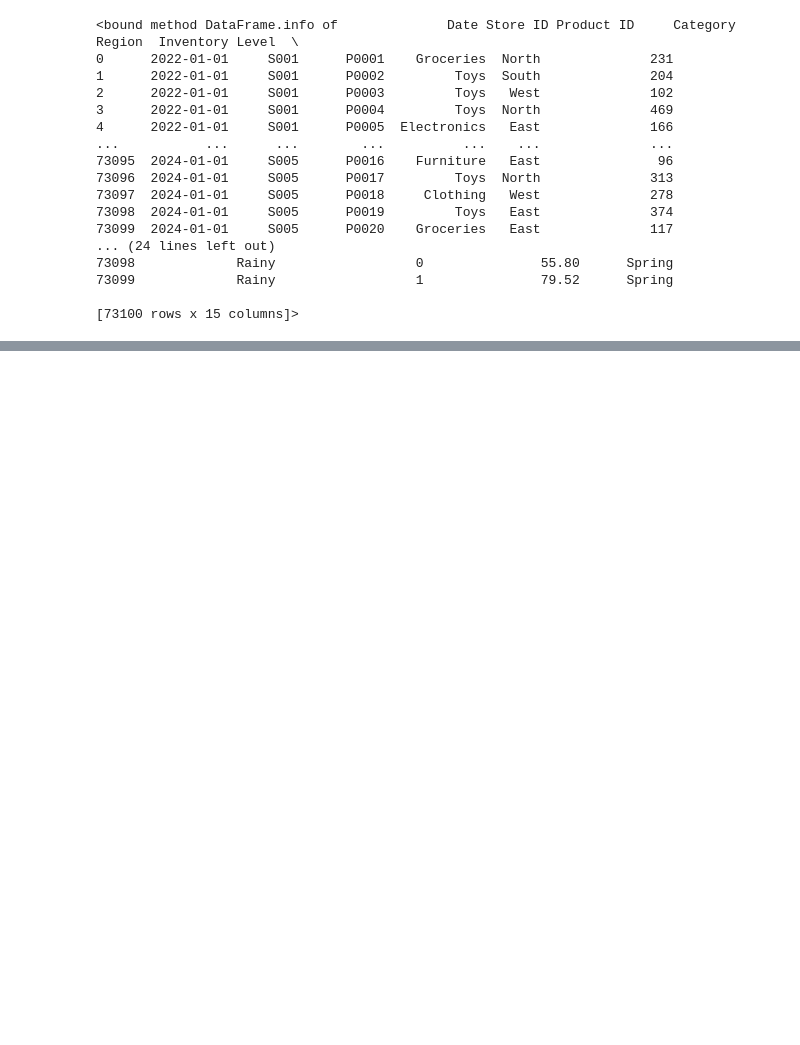
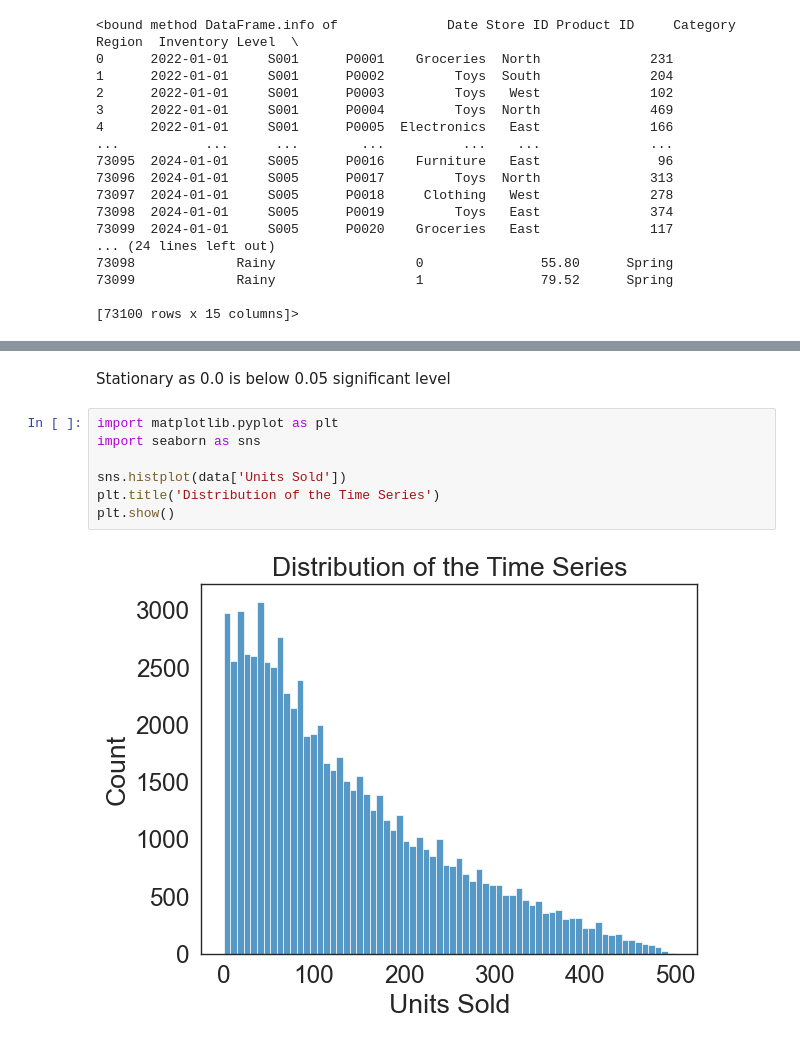
Before and after one commit to kkpro18/Sales-Forecast-and-Inventory-Optimisation, a Jupyter notebook: 2_analyse_data/notebooks/1_EDA.ipynb, the cells around one changed output, grey strips where cells are left out. Saved outputs shown, nothing was run; the diff lists cells and outputs as text; blank space fills up the shorter version.

```diff
--- a/2_analyse_data/notebooks/1_EDA.ipynb
+++ b/2_analyse_data/notebooks/1_EDA.ipynb
@@ -26,0 +115,11 @@ Contains 5 Stores of Data, Needs Separating into 5 Datasets.
+# %% [markdown]
+Stationary as 0.0 is below 0.05 significant level
+# %%
+import matplotlib.pyplot as plt
+import seaborn as sns
+
+sns.histplot(data['Units Sold'])
+plt.title('Distribution of the Time Series')
+plt.show()
+# %% [output]
+[figure, added]
```
Also changed, not shown: parts of 12 cells of this notebook.
